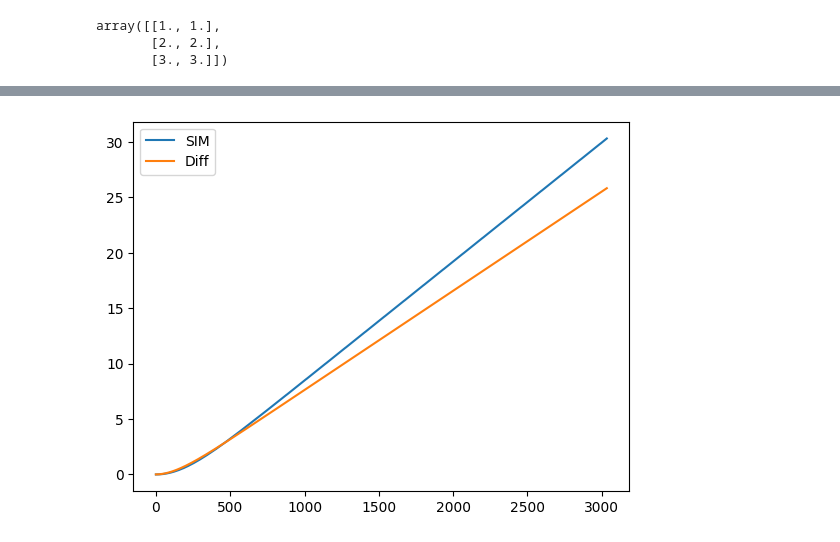
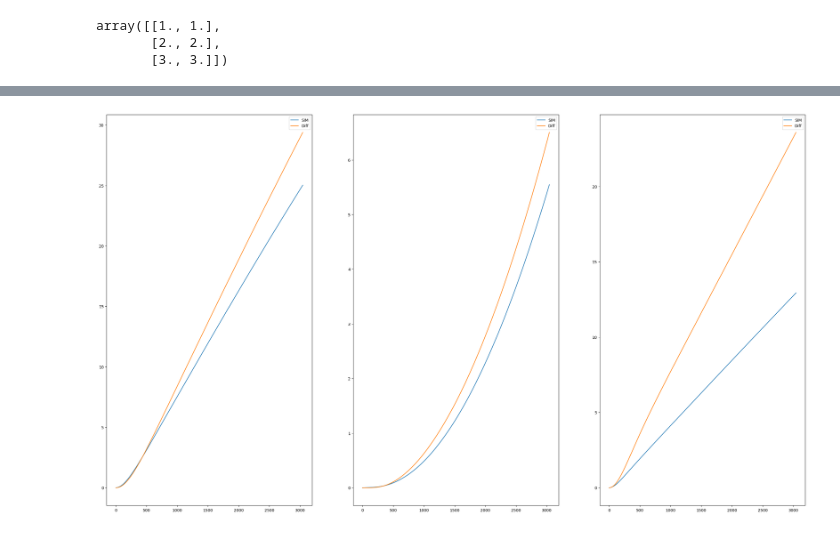
Before and after one commit to g-poulos/usv_controller, a Jupyter notebook: sim_scripts/test.ipynb, the cells around one changed output, grey strips where cells are left out. Cells and saved outputs as stored; diff of their text form; code cells hidden in the pictures.

```diff
--- a/sim_scripts/test.ipynb
+++ b/sim_scripts/test.ipynb
@@ -96,16 +96,12 @@ array([[1., 1.],
 # %%
 # Reading from a MCAP file
 from mcap_ros2.reader import read_ros2_messages
-
-
-def interpolate(array):
-    return np.interp(np.arange(0, 6000, 1), np.arange(0, len(array), 1), array)
 
 pos = np.empty((3, 0))
 vel = np.empty((3, 0))
 acc = np.empty((3, 0))
 
-for msg in read_ros2_messages("../bagfiles/record7/record7_0.mcap"):
+for msg in read_ros2_messages("../bagfiles/record8/record8_0.mcap"):
     if msg.channel.topic == "/model/vereniki/odometry":
         # print(f"{msg.ros_msg.pose.pose.position.x}: \n")
         pos = np.column_stack((pos, np.array([msg.ros_msg.pose.pose.position.x,
@@ -133,5 +129,9 @@ imu_data= {'Acceleration-x': acc[0, :],
            'Acceleration-z': acc[2, :]}
 odom_sim_data = pd.DataFrame(odom_data)
 imu_sim_data = pd.DataFrame(imu_data)
+odom_data_size = odom_sim_data.shape[0]
+imu_data_size = imu_sim_data.shape[0]
 # %%
-odom_sim_data
+def align_values(data, size):
+    selected_indices = np.linspace(0, len(data) - 1, size, dtype=int)
+    return data.iloc[selected_indices].reset_index(drop=True)
@@ -168,4 +154,5 @@ diff_data
 6000 rows × 9 columns
 # %%
-selected_indices = np.linspace(0, len(diff_data['Position-x'])-1, 3035, dtype=int)
-diff_data.iloc[selected_indices, 0]
+x_pos_diff = align_values(diff_data['Position-x'], odom_data_size)
+y_pos_diff = align_values(diff_data['Position-y'], odom_data_size)
+z_orient_diff = align_values(diff_data['Orientation-z'], odom_data_size)
@@ -200,7 +159,25 @@ Name: Position-x, Length: 3035, dtype: float64
 # %%
-plt.plot(diff_data.iloc[selected_indices, 0].reset_index(drop=True), label='SIM')
-plt.plot(odom_sim_data['Position-x'], label='Diff')
-plt.legend()
+def radians_to_degrees(radians):
+    degrees = np.degrees(radians)
+    degrees = (degrees + 180) % 360 - 180
+    return degrees
+
+fig, ax = plt.subplots(1, 3, sharex=True, sharey=False)
+fig.set_figwidth(32)
+fig.set_figheight(18)
+ax[0].plot(odom_data['Position-x'], label='SIM')
+ax[0].plot(x_pos_diff, label='Diff')
+ax[0].legend()
+
+ax[1].plot(odom_data['Position-y'], label='SIM')
+ax[1].plot(y_pos_diff, label='Diff')
+ax[1].legend()
+
+ax[2].plot(pd.DataFrame(odom_data['Orientation-z']).
+           apply(radians_to_degrees), label='SIM')
+ax[2].plot(z_orient_diff, label='Diff')
+ax[2].legend()
+
 plt.show()
 # %% [output]
-[figure, old version]
+[figure, new version]
```
Also changed, not shown: parts of 6 cells of this notebook, 5 other files.
